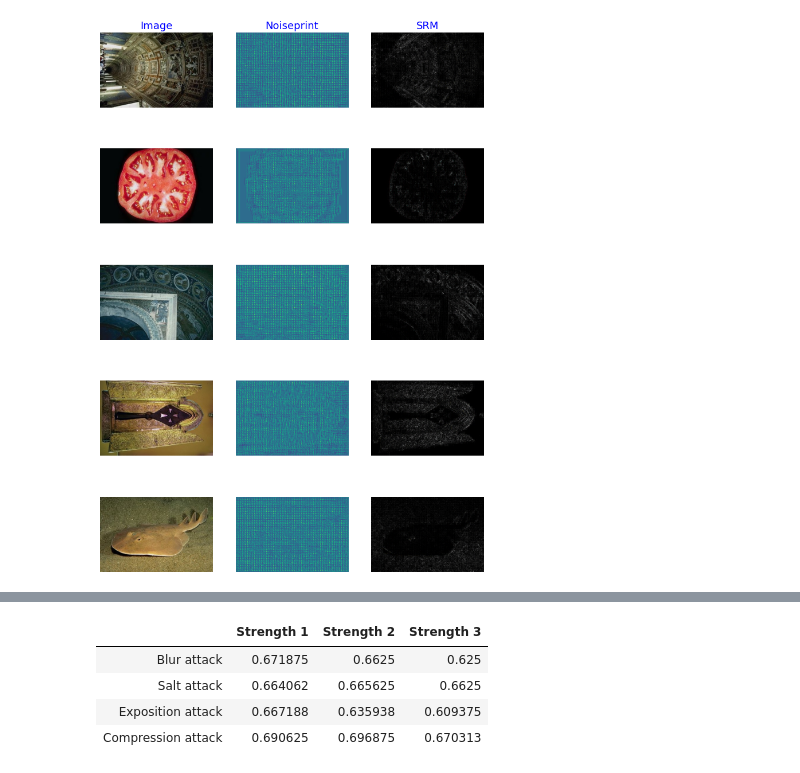
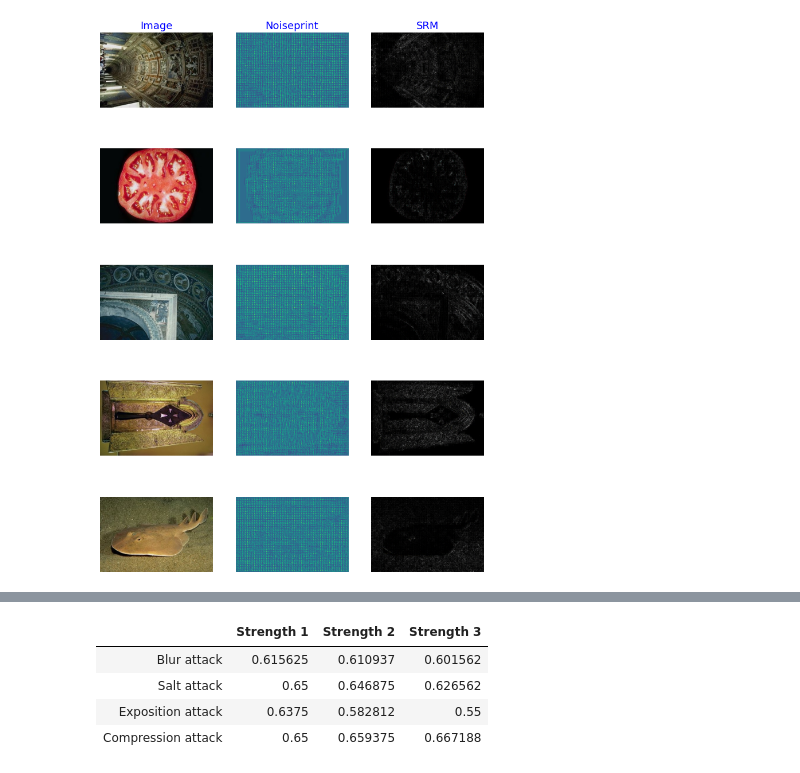
Before and after one commit to GianlucaDeStefano/forgerydetectionproject, a Jupyter notebook: notebook.ipynb, the cells around one changed output, grey strips where cells are left out. Saved outputs shown, nothing was run; the diff lists cells and outputs as text; code cells hidden in the pictures.

```diff
--- a/notebook.ipynb
+++ b/notebook.ipynb
@@ -174,6 +177,7 @@ plot_model_data(history_srm,("accuracy","val_accuracy"),("training  accuracy","v
 # %%
-rgb_checkpoint_path = "../Logs/models/RGB model/Feb022021200611/best_model.h5"
-checkpoint_noiseprint_path = "../Logs/models/Noiseprint model/Feb022021221628/best_model.h5"
+rgb_checkpoint_path = "../Logs/models/RGB model/Feb032021093033/best_model.h5"
+checkpoint_noiseprint_path = "../Logs/models/Noiseprint model/Feb032021104613/best_model.h5"
+checkpoint_srm_path = "../Logs/models/SRM model/Feb032021113912/best_model.h5"
 # %%
 base_test_sets = ['test']
 blur_test_sets = ['test_blur_2', 'test_blur_5', 'test_blur_7']
@@ -182,7 +186,9 @@ exposed_test_sets = ['test_exposed_20', 'test_exposed_50', 'test_exposed_70']
 compression_test_sets = ['test_compressed_20', 'test_compressed_50','test_compressed_75']
 # %%
 model_rgb = keras.models.load_model(rgb_checkpoint_path)
+test_rgb = test_model(model_rgb,"image",base_test_sets)
 
+print("Base test accuracy is:{:1.03f}".format(test_rgb[0]))
 res_rgb_blur = ["Blur attack"]+test_model(model_rgb,"image",blur_test_sets)
 res_rgb_salt = ["Salt attack"]+test_model(model_rgb,"image",salt_test_sets)
 res_rgb_exposed = ["Exposition attack"]+test_model(model_rgb,"image",exposed_test_sets)
@@ -209,8 +215,8 @@ The accuracy of the model using RGB data is 0.6734374761581421% over the authent
 |  | Strength 1 | Strength 2 | Strength 3 |
-| Blur attack | 0.671875 | 0.6625 | 0.625 |
-| Salt attack | 0.664062 | 0.665625 | 0.6625 |
-| Exposition attack | 0.667188 | 0.635938 | 0.609375 |
-| Compression attack | 0.690625 | 0.696875 | 0.670313 |
+| Blur attack | 0.615625 | 0.610937 | 0.601562 |
+| Salt attack | 0.65 | 0.646875 | 0.626562 |
+| Exposition attack | 0.6375 | 0.582812 | 0.55 |
+| Compression attack | 0.65 | 0.659375 | 0.667188 |
 # %%
 model_noiseprint = keras.models.load_model(checkpoint_noiseprint_path)
 generator_test = Casia2Generator(dataset.as_dataset(split="test"),"noiseprint",32)
```
Also changed, not shown: parts of 11 cells of this notebook, 3 other files.
